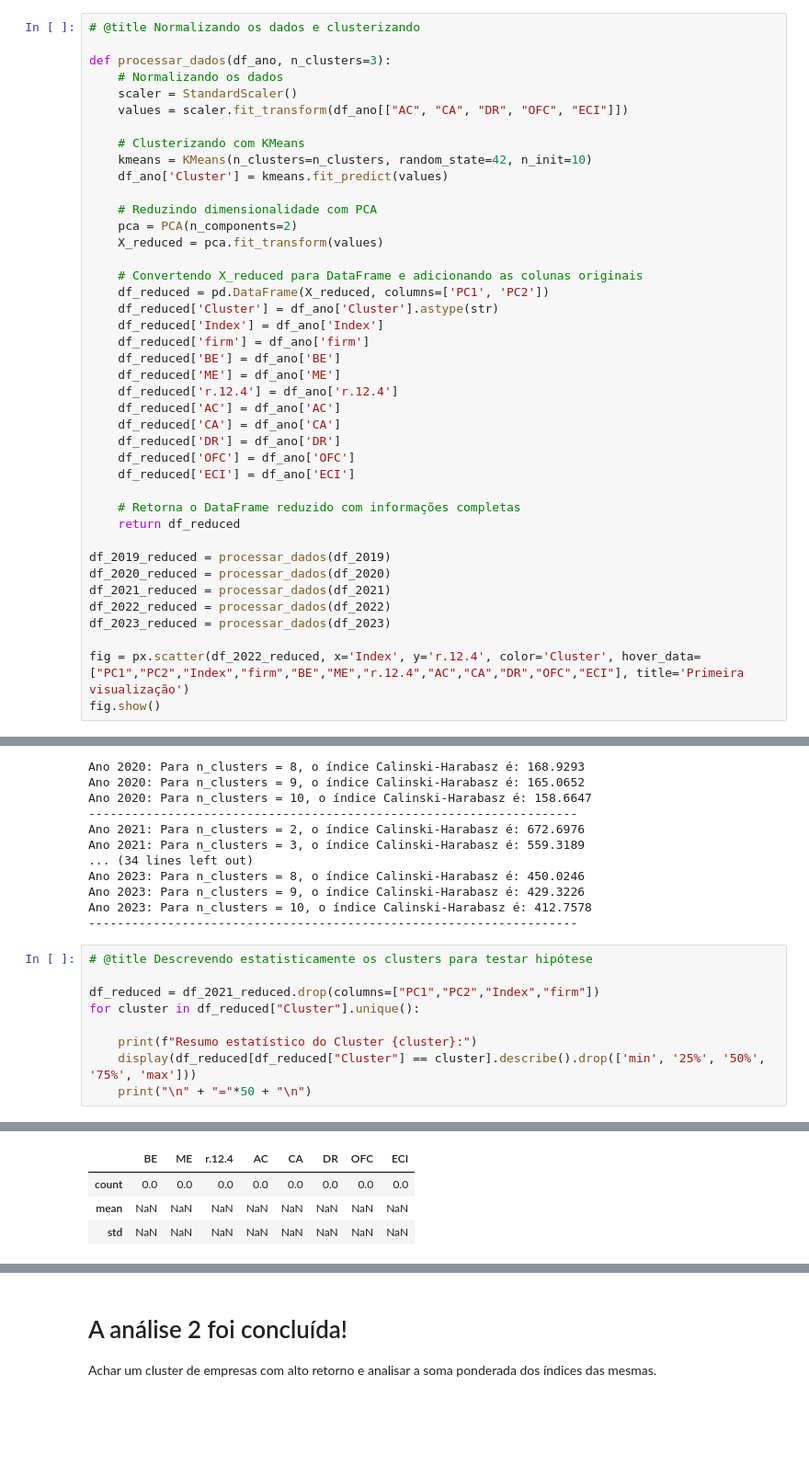
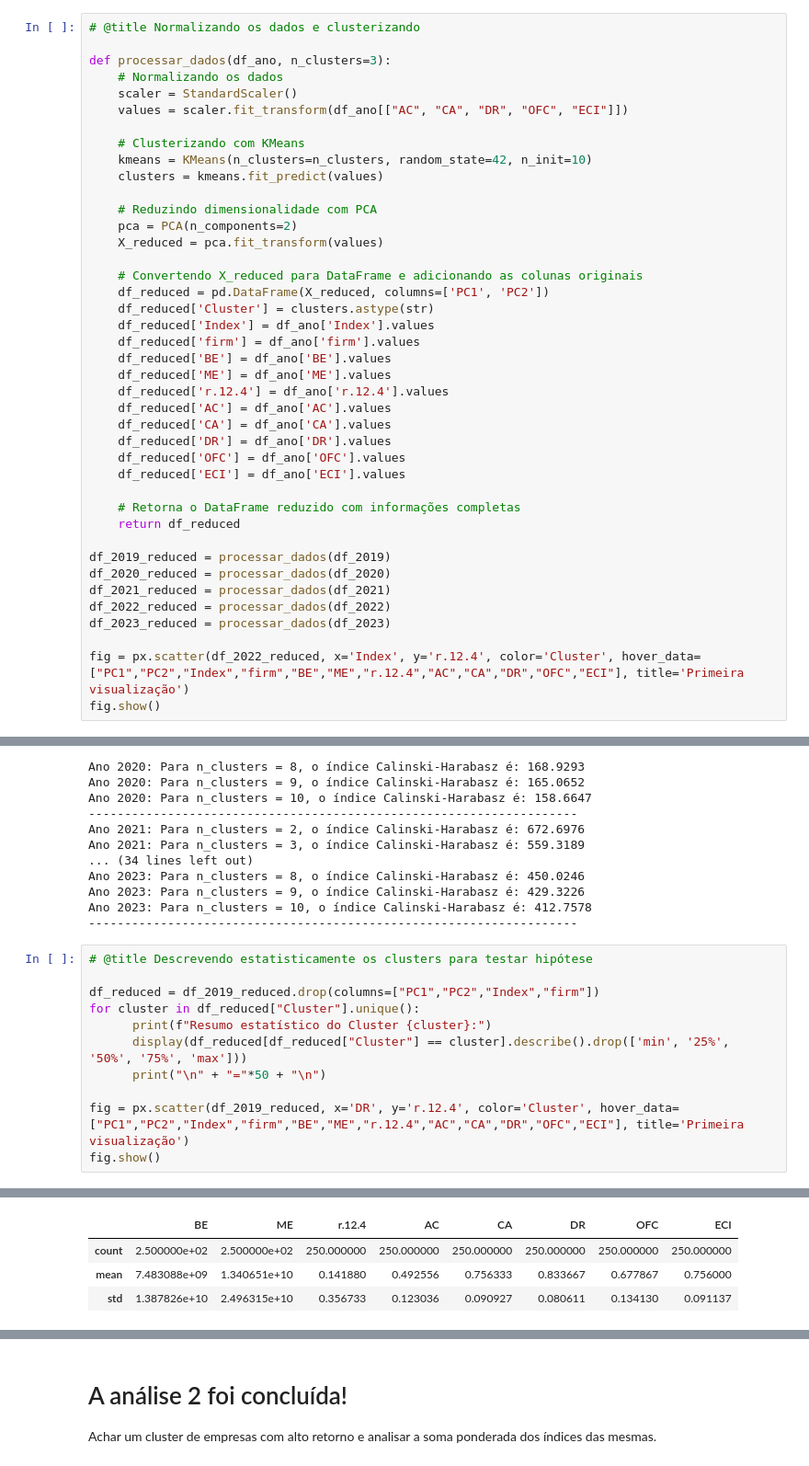
Before and after one commit to Yurovskyy/TPF, a Jupyter notebook: trabalhofinal.ipynb, the cells around one changed output, grey strips where cells are left out. Shown at 92% size. Cells and saved outputs as stored; diff of their text form; blank space fills up the shorter version.

```diff
--- a/trabalhofinal.ipynb
+++ b/trabalhofinal.ipynb
@@ -300,7 +301,7 @@ def processar_dados(df_ano, n_clusters=3):
 
     # Clusterizando com KMeans
     kmeans = KMeans(n_clusters=n_clusters, random_state=42, n_init=10)
-    df_ano['Cluster'] = kmeans.fit_predict(values)
+    clusters = kmeans.fit_predict(values)
 
     # Reduzindo dimensionalidade com PCA
     pca = PCA(n_components=2)
@@ -308,17 +309,17 @@ def processar_dados(df_ano, n_clusters=3):
 
     # Convertendo X_reduced para DataFrame e adicionando as colunas originais
     df_reduced = pd.DataFrame(X_reduced, columns=['PC1', 'PC2'])
-    df_reduced['Cluster'] = df_ano['Cluster'].astype(str)
-    df_reduced['Index'] = df_ano['Index']
-    df_reduced['firm'] = df_ano['firm']
-    df_reduced['BE'] = df_ano['BE']
-    df_reduced['ME'] = df_ano['ME']
-    df_reduced['r.12.4'] = df_ano['r.12.4']
-    df_reduced['AC'] = df_ano['AC']
-    df_reduced['CA'] = df_ano['CA']
-    df_reduced['DR'] = df_ano['DR']
-    df_reduced['OFC'] = df_ano['OFC']
-    df_reduced['ECI'] = df_ano['ECI']
+    df_reduced['Cluster'] = clusters.astype(str)
+    df_reduced['Index'] = df_ano['Index'].values
+    df_reduced['firm'] = df_ano['firm'].values
+    df_reduced['BE'] = df_ano['BE'].values
+    df_reduced['ME'] = df_ano['ME'].values
+    df_reduced['r.12.4'] = df_ano['r.12.4'].values
+    df_reduced['AC'] = df_ano['AC'].values
+    df_reduced['CA'] = df_ano['CA'].values
+    df_reduced['DR'] = df_ano['DR'].values
+    df_reduced['OFC'] = df_ano['OFC'].values
+    df_reduced['ECI'] = df_ano['ECI'].values
 
     # Retorna o DataFrame reduzido com informações completas
     return df_reduced
@@ -490,10 +474,12 @@ Ano 2023: Para n_clusters = 10, o índice Calinski-Harabasz é: 412.7578
 # %%
 # @title Descrevendo estatisticamente os clusters para testar hipótese
 
-df_reduced = df_2021_reduced.drop(columns=["PC1","PC2","Index","firm"])
+df_reduced = df_2019_reduced.drop(columns=["PC1","PC2","Index","firm"])
 for cluster in df_reduced["Cluster"].unique():
+      print(f"Resumo estatístico do Cluster {cluster}:")
+      display(df_reduced[df_reduced["Cluster"] == cluster].describe().drop(['min', '25%', '50%', '75%', 'max']))
+      print("\n" + "="*50 + "\n")
 
-    print(f"Resumo estatístico do Cluster {cluster}:")
-    display(df_reduced[df_reduced["Cluster"] == cluster].describe().drop(['min', '25%', '50%', '75%', 'max']))
-    print("\n" + "="*50 + "\n")
+fig = px.scatter(df_2019_reduced, x='DR', y='r.12.4', color='Cluster', hover_data=["PC1","PC2","Index","firm","BE","ME","r.12.4","AC","CA","DR","OFC","ECI"], title='Primeira visualização')
+fig.show()
 # %% [output]
@@ -501,6 +487,6 @@ Resumo estatístico do Cluster nan:
 |  | BE | ME | r.12.4 | AC | CA | DR | OFC | ECI |
-| count | 0.0 | 0.0 | 0.0 | 0.0 | 0.0 | 0.0 | 0.0 | 0.0 |
-| mean | NaN | NaN | NaN | NaN | NaN | NaN | NaN | NaN |
-| std | NaN | NaN | NaN | NaN | NaN | NaN | NaN | NaN |
+| count | 2.500000e+02 | 2.500000e+02 | 250.000000 | 250.000000 | 250.000000 | 250.000000 | 250.000000 | 250.000000 |
+| mean | 7.483088e+09 | 1.340651e+10 | 0.141880 | 0.492556 | 0.756333 | 0.833667 | 0.677867 | 0.756000 |
+| std | 1.387826e+10 | 2.496315e+10 | 0.356733 | 0.123036 | 0.090927 | 0.080611 | 0.134130 | 0.091137 |
 ==================================================
 
```
Also changed, not shown: parts of 17 cells of this notebook.
